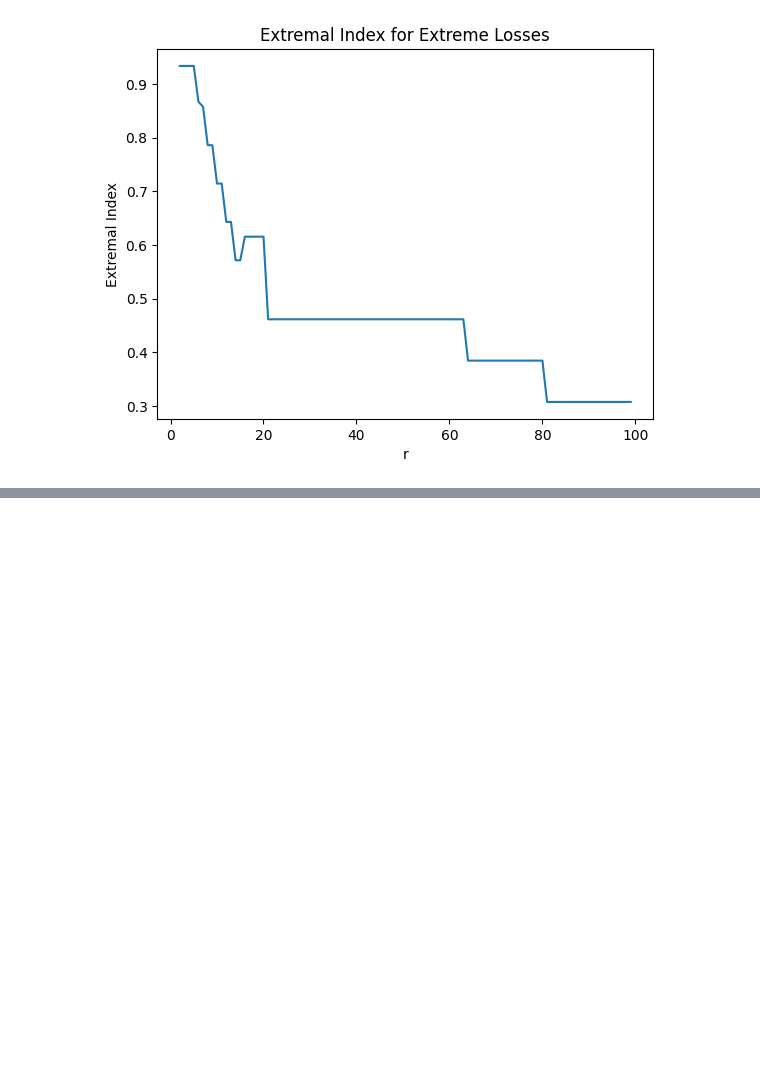
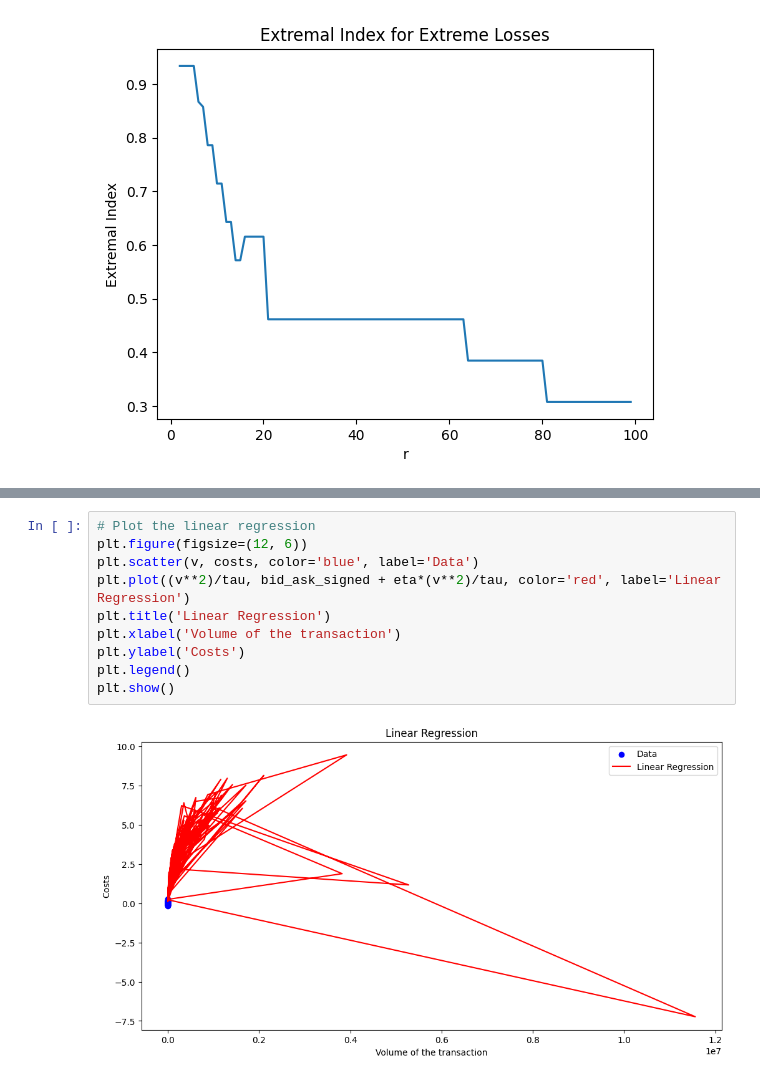
Before and after one commit to nathan6292/Market-Risk-Final-Project, a Jupyter notebook: Nathan_Fleury, Julien_Gilles - Project.ipynb, the cells around one changed output, grey strips where cells are left out. Cells and saved outputs as stored; diff of their text form; blank space fills up the shorter version.

```diff
--- a/Nathan_Fleury, Julien_Gilles - Project.ipynb
+++ b/Nathan_Fleury, Julien_Gilles - Project.ipynb
@@ -1858,0 +2094,12 @@ plt.show()
+# %%
+# Plot the linear regression
+plt.figure(figsize=(12, 6))
+plt.scatter(v, costs, color='blue', label='Data')
+plt.plot((v**2)/tau, bid_ask_signed + eta*(v**2)/tau, color='red', label='Linear Regression')
+plt.title('Linear Regression')
+plt.xlabel('Volume of the transaction')
+plt.ylabel('Costs')
+plt.legend()
+plt.show()
+# %% [output]
+[figure, added]
```
Also changed, not shown: parts of 31 cells of this notebook, 1 other file.
